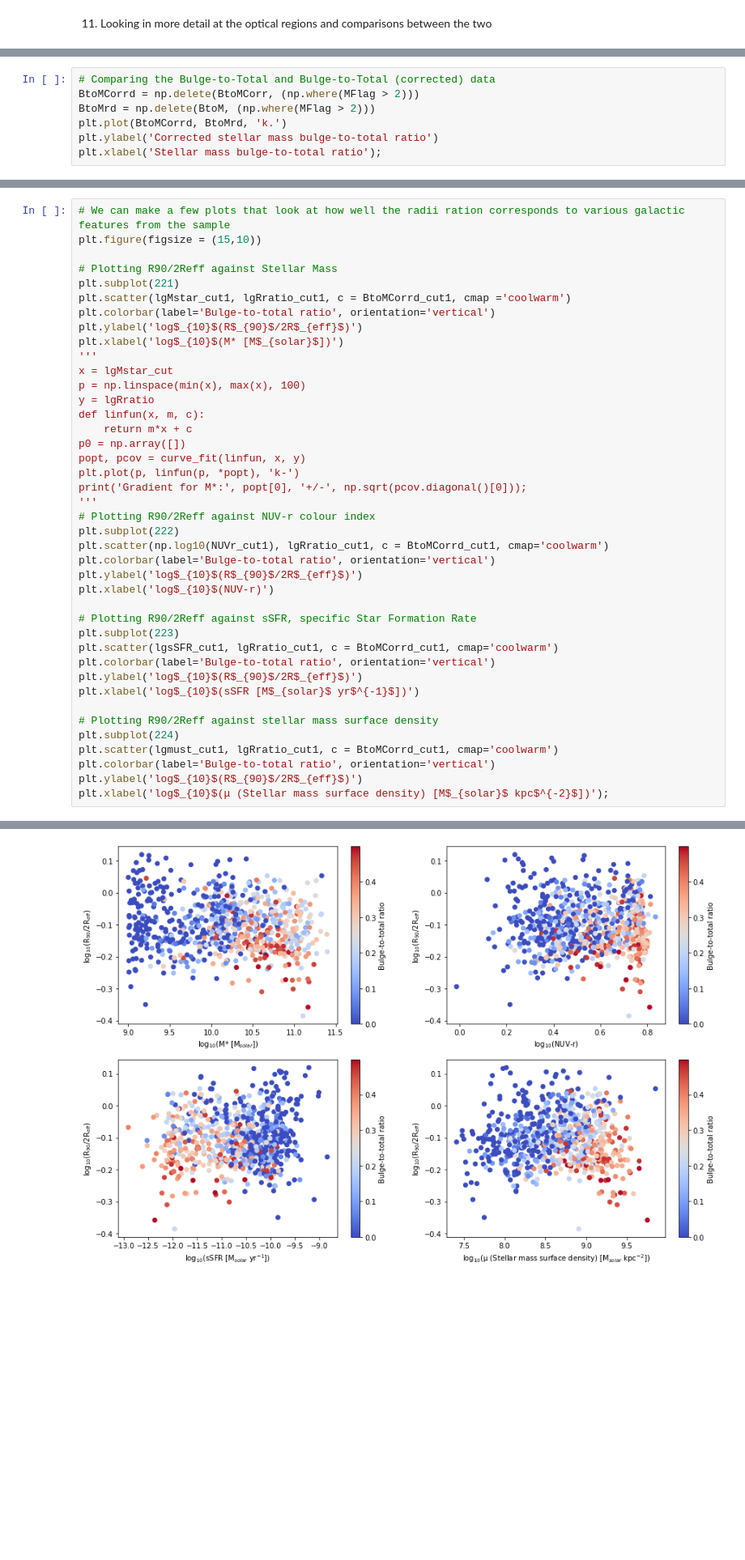
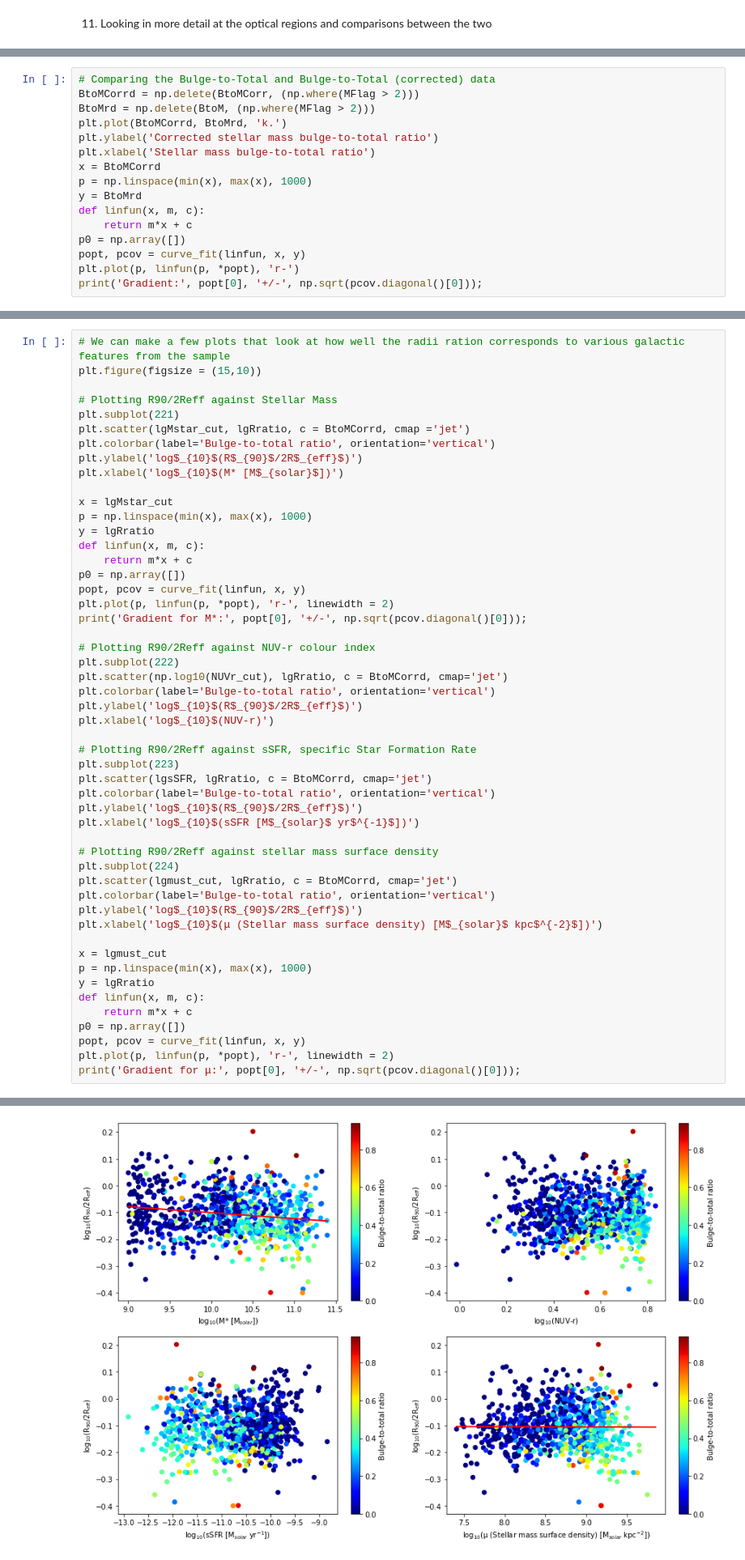
Before and after one commit to Luke-Williams-01/Luke-Williams-01, a Jupyter notebook: ICRARproject.ipynb, the cells around one changed output, grey strips where cells are left out. Shown at 81% size. Cells and saved outputs as stored; diff of their text form; blank space fills up the shorter version.

```diff
--- a/ICRARproject.ipynb
+++ b/ICRARproject.ipynb
@@ -1192,5 +1192,14 @@ BtoMCorrd = np.delete(BtoMCorr, (np.where(MFlag > 2)))
 BtoMrd = np.delete(BtoM, (np.where(MFlag > 2)))
 plt.plot(BtoMCorrd, BtoMrd, 'k.')
 plt.ylabel('Corrected stellar mass bulge-to-total ratio')
-plt.xlabel('Stellar mass bulge-to-total ratio');
+plt.xlabel('Stellar mass bulge-to-total ratio')
+x = BtoMCorrd
+p = np.linspace(min(x), max(x), 1000)
+y = BtoMrd
+def linfun(x, m, c):
+    return m*x + c
+p0 = np.array([])
+popt, pcov = curve_fit(linfun, x, y)
+plt.plot(p, linfun(p, *popt), 'r-')
+print('Gradient:', popt[0], '+/-', np.sqrt(pcov.diagonal()[0]));
 # %% [output]
@@ -1224,39 +1242,49 @@ plt.figure(figsize = (15,10))
 
 # Plotting R90/2Reff against Stellar Mass
 plt.subplot(221)
-plt.scatter(lgMstar_cut1, lgRratio_cut1, c = BtoMCorrd_cut1, cmap ='coolwarm')
+plt.scatter(lgMstar_cut, lgRratio, c = BtoMCorrd, cmap ='jet')
 plt.colorbar(label='Bulge-to-total ratio', orientation='vertical')
 plt.ylabel('log$_{10}$(R$_{90}$/2R$_{eff}$)')
 plt.xlabel('log$_{10}$(M* [M$_{solar}$])')
-'''
+
 x = lgMstar_cut
-p = np.linspace(min(x), max(x), 100)
+p = np.linspace(min(x), max(x), 1000)
 y = lgRratio
 def linfun(x, m, c):
     return m*x + c
 p0 = np.array([])
 popt, pcov = curve_fit(linfun, x, y)
-plt.plot(p, linfun(p, *popt), 'k-')
+plt.plot(p, linfun(p, *popt), 'r-', linewidth = 2)
 print('Gradient for M*:', popt[0], '+/-', np.sqrt(pcov.diagonal()[0]));
-'''
+
 # Plotting R90/2Reff against NUV-r colour index
 plt.subplot(222)
-plt.scatter(np.log10(NUVr_cut1), lgRratio_cut1, c = BtoMCorrd_cut1, cmap='coolwarm')
+plt.scatter(np.log10(NUVr_cut), lgRratio, c = BtoMCorrd, cmap='jet')
 plt.colorbar(label='Bulge-to-total ratio', orientation='vertical')
 plt.ylabel('log$_{10}$(R$_{90}$/2R$_{eff}$)')
 plt.xlabel('log$_{10}$(NUV-r)')
 
 # Plotting R90/2Reff against sSFR, specific Star Formation Rate
 plt.subplot(223)
-plt.scatter(lgsSFR_cut1, lgRratio_cut1, c = BtoMCorrd_cut1, cmap='coolwarm')
+plt.scatter(lgsSFR, lgRratio, c = BtoMCorrd, cmap='jet')
 plt.colorbar(label='Bulge-to-total ratio', orientation='vertical')
 plt.ylabel('log$_{10}$(R$_{90}$/2R$_{eff}$)')
 plt.xlabel('log$_{10}$(sSFR [M$_{solar}$ yr$^{-1}$])')
 
 # Plotting R90/2Reff against stellar mass surface density
 plt.subplot(224)
-plt.scatter(lgmust_cut1, lgRratio_cut1, c = BtoMCorrd_cut1, cmap='coolwarm')
+plt.scatter(lgmust_cut, lgRratio, c = BtoMCorrd, cmap='jet')
 plt.colorbar(label='Bulge-to-total ratio', orientation='vertical')
 plt.ylabel('log$_{10}$(R$_{90}$/2R$_{eff}$)')
-plt.xlabel('log$_{10}$(μ (Stellar mass surface density) [M$_{solar}$ kpc$^{-2}$])');
+plt.xlabel('log$_{10}$(μ (Stellar mass surface density) [M$_{solar}$ kpc$^{-2}$])')
+
+x = lgmust_cut
+p = np.linspace(min(x), max(x), 1000)
+y = lgRratio
+def linfun(x, m, c):
+    return m*x + c
+p0 = np.array([])
+popt, pcov = curve_fit(linfun, x, y)
+plt.plot(p, linfun(p, *popt), 'r-', linewidth = 2)
+print('Gradient for μ:', popt[0], '+/-', np.sqrt(pcov.diagonal()[0]));
 # %% [output]
@@ -1263 +1293 @@ plt.xlabel('log$_{10}$(μ (Stellar mass surface density) [M$_{solar}$ kpc$^{-2}$
-[figure, old version]
+[figure, new version]
```
Also changed, not shown: parts of 4 cells of this notebook.
